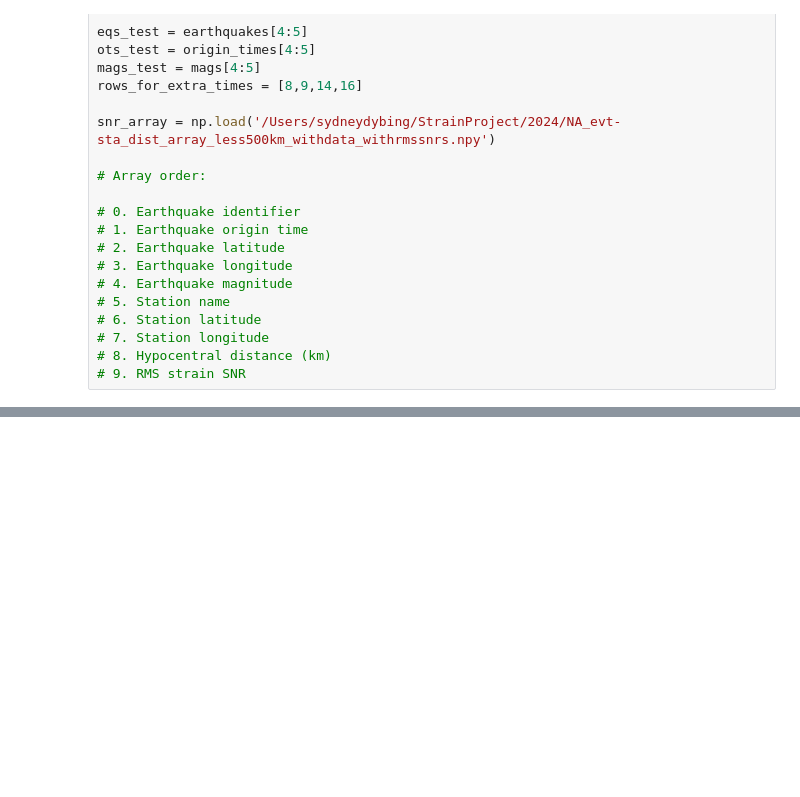
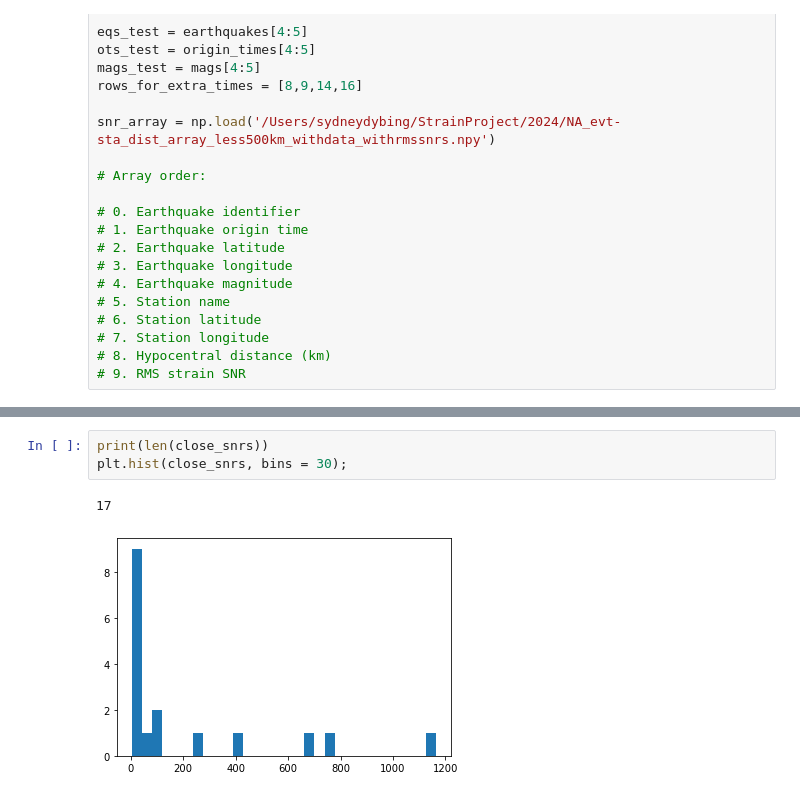
Before and after one commit to UO-Geophysics/strain, a Jupyter notebook: ipynbs/plotting/15_plot_strain_by_snr.ipynb, the cells around one changed output, grey strips where cells are left out. Saved outputs shown, nothing was run; the diff lists cells and outputs as text; blank space fills up the shorter version.

```diff
--- a/ipynbs/plotting/15_plot_strain_by_snr.ipynb
+++ b/ipynbs/plotting/15_plot_strain_by_snr.ipynb
@@ -164,0 +200,6 @@ for i in range(len(snr_array)):
+# %%
+print(len(close_snrs))
+plt.hist(close_snrs, bins = 30);
+# %% [output]
+17
+[figure, added]
```
Also changed, not shown: parts of 8 cells of this notebook.
